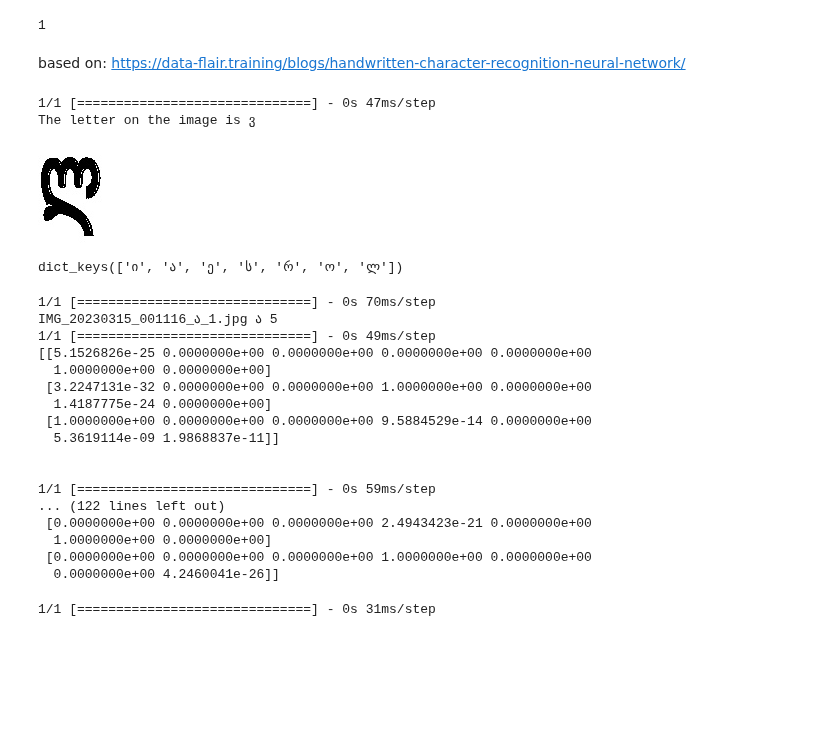
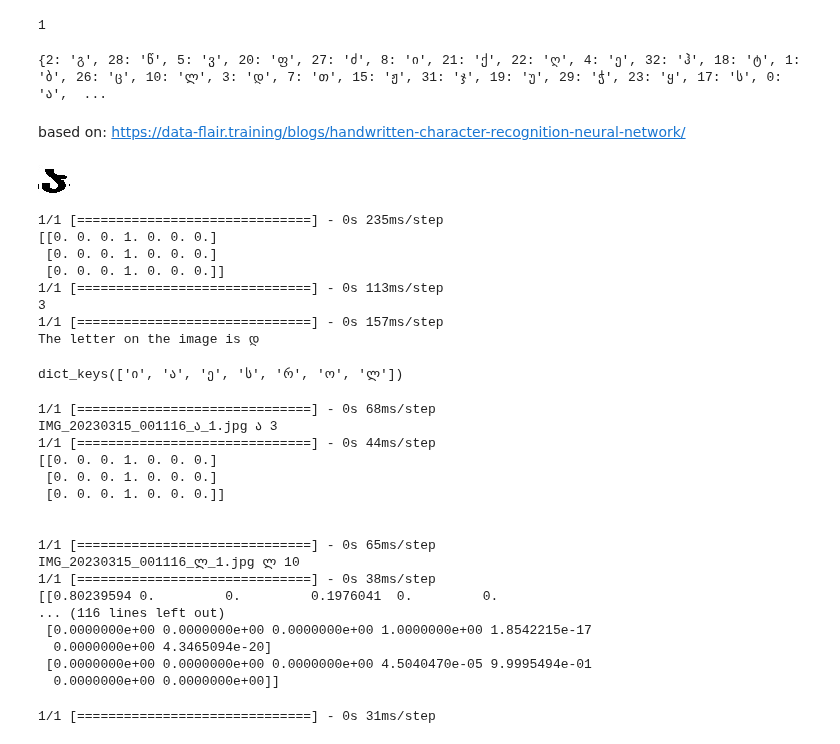
Before and after one commit to am-tropin/georgian-letters, a Jupyter notebook: Georgian_letters_recognition_TF.ipynb, the cells around one changed output. Drawn from its saved outputs; the diff is of its cells as text; code cells hidden in the pictures; blank space fills up the shorter version.

```diff
--- a/Georgian_letters_recognition_TF.ipynb
+++ b/Georgian_letters_recognition_TF.ipynb
@@ -711,40 +764,47 @@ geo_dict = {}
 for letter_name in letter_names:
     geo_dict[int(letter_name[:-1])] = letter_name[-1]
 
-# print(geo_dict)
+print(geo_dict)
+# %% [output]
+{2: 'გ', 28: 'წ', 5: 'ვ', 20: 'ფ', 27: 'ძ', 8: 'ი', 21: 'ქ', 22: 'ღ', 4: 'ე', 32: 'ჰ', 18: 'ტ', 1: 'ბ', 26: 'ც', 10: 'ლ', 3: 'დ', 7: 'თ', 15: 'ჟ', 31: 'ჯ', 19: 'უ', 29: 'ჭ', 23: 'ყ', 17: 'ს', 0: 'ა',  ...
 # %% [markdown]
 based on: https://data-flair.training/blogs/handwritten-character-recognition-neural-network/
 # %%
 # example for 'ა'
 
-# img_url = '/content/cropped_images_for_prediction/IMG_20230315_001116_ა_1.jpg'
+img_url = '/content/cropped_images_predict/IMG_20230315_001116_ა_1.jpg'
 # not ok
-# img_url = '/content/cropped_images_for_prediction/IMG_20230315_001116_ა_2.jpg'
+# img_url = '/content/cropped_images_predict/IMG_20230315_001116_ა_2.jpg'
 # not ok
-# img_url = '/content/cropped_images_for_prediction/IMG_20230315_001116_ე_1.jpg'
+# img_url = '/content/cropped_images_predict/IMG_20230315_001116_ე_1.jpg'
 # not ok
-# img_url = '/content/cropped_images_for_prediction/IMG_20230315_001116_ი_1.jpg'
+# img_url = '/content/cropped_images_predict/IMG_20230315_001116_ი_1.jpg'
 # not ok
-# img_url = '/content/cropped_images_for_prediction/IMG_20230315_001116_ი_2.jpg'
+# img_url = '/content/cropped_images_predict/IMG_20230315_001116_ი_2.jpg'
 # not ok
-# img_url = '/content/cropped_images_for_prediction/IMG_20230315_001116_ი_3.jpg'
+# img_url = '/content/cropped_images_predict/IMG_20230315_001116_ი_3.jpg'
 # not ok
-img_url = '/content/cropped_images_for_prediction/IMG_20230315_001116_ლ_1.jpg'
+# img_url = '/content/cropped_images_predict/IMG_20230315_001116_ლ_1.jpg'
 # not ok
 
 pred_img = cv2.imread(img_url)
-img_final = np.reshape(pred_img, (3,96,64,1))
+cv2_imshow(pred_img)
 
+img_final = np.reshape(pred_img, (3, my_height, my_width, 1))
+# print(img_final)
+print(model.predict(img_final))
+print(np.argmax(model.predict(img_final)))
 print("The letter on the image is {0}".format(geo_dict[np.argmax(model.predict(img_final))]))
 # %% [output]
+[figure, added]
-1/1 [==============================] - 0s 47ms/step
-The letter on the image is ვ
+1/1 [==============================] - 0s 235ms/step
+[[0. 0. 0. 1. 0. 0. 0.]
+ [0. 0. 0. 1. 0. 0. 0.]
+ [0. 0. 0. 1. 0. 0. 0.]]
+1/1 [==============================] - 0s 113ms/step
+3
+1/1 [==============================] - 0s 157ms/step
+The letter on the image is დ
-# %%
-from google.colab.patches import cv2_imshow
-
-cv2_imshow(pred_img)
-# %% [output]
-[figure, removed]
 # %%
 head_letter_dict.keys()
 # %% [output]
@@ -752,7 +812,7 @@ dict_keys(['ი', 'ა', 'ე', 'ს', 'რ', 'ო', 'ლ'])
 # %%
 import re
 
-pred_folder = "cropped_images_for_prediction/"
+pred_folder = "cropped_images_predict/"
 
 pred_dir_list = os.listdir(pred_folder)
 # ა_list = [d for d in dir_list if "ა" in d]
@@ -766,7 +826,7 @@ for img_url in pred_dir_list:
         print()
         print()
         pred_img = cv2.imread(pred_folder+img_url)
-        img_final = np.reshape(pred_img, (3,96,64,1))
+        img_final = np.reshape(pred_img, (3, my_height, my_width, 1))
         # recognized_letter = geo_dict[np.argmax(model.predict(img_final))] # NO RELATED TO geo_dict !!!
         print(img_url, letter, np.argmax(model.predict(img_final)))
         print(model.predict(img_final))
@@ -775,23 +835,23 @@ for img_url in pred_dir_list:
         # else:
         #     print("RECOGNIZED INCORRECTLY: real - {}, recognized - {}".format(letter, recognized_letter))
 # %% [output]
-1/1 [==============================] - 0s 70ms/step
-IMG_20230315_001116_ა_1.jpg ა 5
-1/1 [==============================] - 0s 49ms/step
-[[5.1526826e-25 0.0000000e+00 0.0000000e+00 0.0000000e+00 0.0000000e+00
-  1.0000000e+00 0.0000000e+00]
- [3.2247131e-32 0.0000000e+00 0.0000000e+00 1.0000000e+00 0.0000000e+00
-  1.4187775e-24 0.0000000e+00]
- [1.0000000e+00 0.0000000e+00 0.0000000e+00 9.5884529e-14 0.0000000e+00
-  5.3619114e-09 1.9868837e-11]]
+1/1 [==============================] - 0s 68ms/step
+IMG_20230315_001116_ა_1.jpg ა 3
+1/1 [==============================] - 0s 44ms/step
+[[0. 0. 0. 1. 0. 0. 0.]
+ [0. 0. 0. 1. 0. 0. 0.]
+ [0. 0. 0. 1. 0. 0. 0.]]
 
 
-1/1 [==============================] - 0s 59ms/step
-... (122 lines left out)
- [0.0000000e+00 0.0000000e+00 0.0000000e+00 2.4943423e-21 0.0000000e+00
-  1.0000000e+00 0.0000000e+00]
- [0.0000000e+00 0.0000000e+00 0.0000000e+00 1.0000000e+00 0.0000000e+00
-  0.0000000e+00 4.2460041e-26]]
+1/1 [==============================] - 0s 65ms/step
+IMG_20230315_001116_ლ_1.jpg ლ 10
+1/1 [==============================] - 0s 38ms/step
+[[0.80239594 0.         0.         0.1976041  0.         0.
+... (116 lines left out)
+ [0.0000000e+00 0.0000000e+00 0.0000000e+00 1.0000000e+00 1.8542215e-17
+  0.0000000e+00 4.3465094e-20]
+ [0.0000000e+00 0.0000000e+00 0.0000000e+00 4.5040470e-05 9.9995494e-01
+  0.0000000e+00 0.0000000e+00]]
 # %%
 from google.colab.patches import cv2_imshow
 
```
Also changed, not shown: parts of 33 cells of this notebook.
